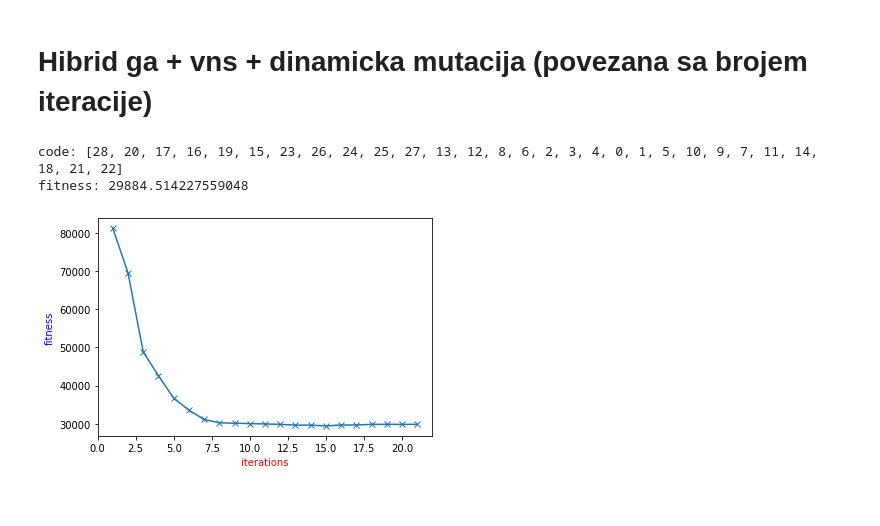
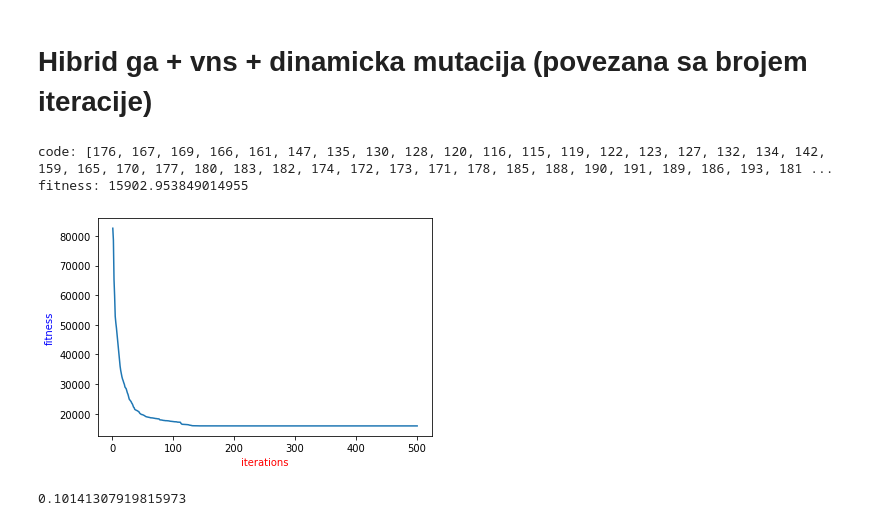
Before and after one commit to mkordic/ga_vns_hybrid, a Jupyter notebook: ga_vns_hybrid.ipynb, the cells around one changed output. Cells and saved outputs as stored; diff of their text form; code cells hidden in the pictures.

```diff
--- a/ga_vns_hybrid.ipynb
+++ b/ga_vns_hybrid.ipynb
@@ -31,7 +31,7 @@ def read_graph(file_path):
 
         return g
 # %%
-graph = read_graph("wi29.tsp")
+graph = read_graph("qa194.tsp")
 # %%
 graph[0][1]["distance"]
 # %% [output]
@@ -663,12 +655,11 @@ def ga_rvns_dynamic_iteration_depandent_mutation(g,num_iters, use_elitism, eliti
     for j in range(1,num_iters+1):
         if use_elitism:
             population.sort()
-            tmp.append(deepcopy(population[0]))
+            tmp.append(population[0].fitness)
             new_population[:elitism_size] = population[:elitism_size]
-
         else:
-            current_best = min(population)
-            tmp.append(deepcopy(current_best))
+            current_best_fitness = min(population).fitness
+            tmp.append(current_best_fitness)
 
         for i in range(elitism_size, population_size, 2):
             #selection
@@ -692,29 +683,33 @@ def ga_rvns_dynamic_iteration_depandent_mutation(g,num_iters, use_elitism, eliti
 
 
         #replace_population
-        vns(graph,population[0], 3, 15, 0.5)
+        rvns(graph,population[0], 3, 15, 0.5)
         population[:] = new_population[:]
 
     #find solution
     best_individual = min(population)
-    tmp.append(best_individual)
-    fitnesses = list(map(lambda x: x.fitness, tmp))
+    tmp.append(best_individual.fitness)
+
     print(f"code: {best_individual.code}")
     print(f"fitness: {best_individual.fitness}")
 
-    plt.plot(range(1,num_iters+2), fitnesses, marker = "x")
+    plt.plot(range(1,num_iters+2), tmp)
     plt.xlabel("iterations",color="red",fontsize=10)
     plt.ylabel("fitness",color="blue",fontsize=10)
     plt.show()
 # %%
 ga_rvns_dynamic_iteration_depandent_mutation( graph,
-    num_iters = 20,
+    num_iters = 500,
     use_elitism = True,
     population_size = 1000,
-    elitism_size = 10,
-    tournament_size = 10,
+    elitism_size = 40,
+    tournament_size = 15,
     )
 # %% [output]
-code: [28, 20, 17, 16, 19, 15, 23, 26, 24, 25, 27, 13, 12, 8, 6, 2, 3, 4, 0, 1, 5, 10, 9, 7, 11, 14, 18, 21, 22]
-fitness: 29884.514227559048
+code: [176, 167, 169, 166, 161, 147, 135, 130, 128, 120, 116, 115, 119, 122, 123, 127, 132, 134, 142, 159, 165, 170, 177, 180, 183, 182, 174, 172, 173, 171, 178, 185, 188, 190, 191, 189, 186, 193, 181 ...
+fitness: 15902.953849014955
-[figure, old version]
+[figure, new version]
+# %%
+0.20 - 1500/15215
+# %% [output]
+0.10141307919815973
```
Also changed, not shown: parts of 11 cells of this notebook.
